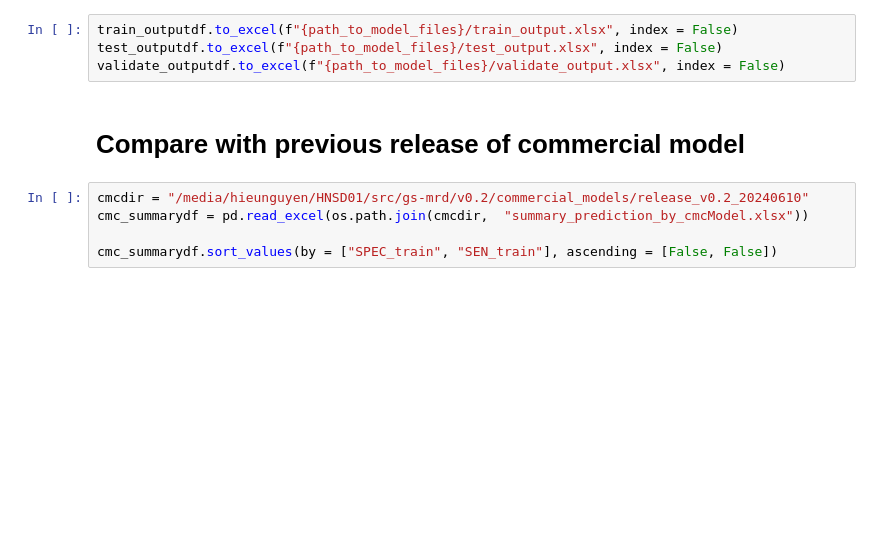
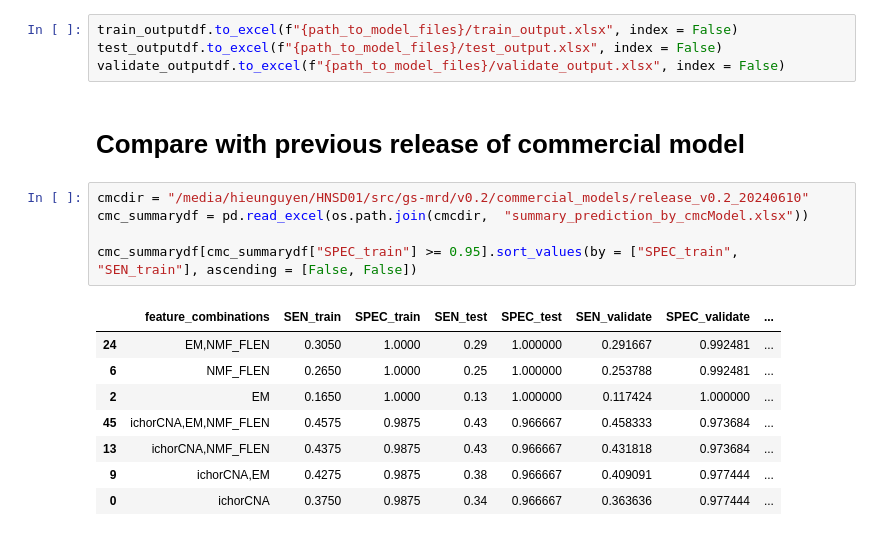
Before and after one commit to hieunguyen4193/gs-mrd, a Jupyter notebook: v0.2/01_generate_baseModels.ipynb, the cells around one changed output. Cells and saved outputs as stored; diff of their text form; blank space fills up the shorter version.

```diff
--- a/v0.2/01_generate_baseModels.ipynb
+++ b/v0.2/01_generate_baseModels.ipynb
@@ -522,5 +625,14 @@ validate_outputdf.to_excel(f"{path_to_model_files}/validate_output.xlsx", index
 # %%
 cmcdir = "/media/hieunguyen/HNSD01/src/gs-mrd/v0.2/commercial_models/release_v0.2_20240610"
 cmc_summarydf = pd.read_excel(os.path.join(cmcdir,  "summary_prediction_by_cmcModel.xlsx"))
 
-cmc_summarydf.sort_values(by = ["SPEC_train", "SEN_train"], ascending = [False, False])
+cmc_summarydf[cmc_summarydf["SPEC_train"] >= 0.95].sort_values(by = ["SPEC_train", "SEN_train"], ascending = [False, False])
+# %% [output]
+|  | feature_combinations | SEN_train | SPEC_train | SEN_test | SPEC_test | SEN_validate | SPEC_validate | ... |
+| 24 | EM,NMF_FLEN | 0.3050 | 1.0000 | 0.29 | 1.000000 | 0.291667 | 0.992481 | ... |
+| 6 | NMF_FLEN | 0.2650 | 1.0000 | 0.25 | 1.000000 | 0.253788 | 0.992481 | ... |
+| 2 | EM | 0.1650 | 1.0000 | 0.13 | 1.000000 | 0.117424 | 1.000000 | ... |
+| 45 | ichorCNA,EM,NMF_FLEN | 0.4575 | 0.9875 | 0.43 | 0.966667 | 0.458333 | 0.973684 | ... |
+| 13 | ichorCNA,NMF_FLEN | 0.4375 | 0.9875 | 0.43 | 0.966667 | 0.431818 | 0.973684 | ... |
+| 9 | ichorCNA,EM | 0.4275 | 0.9875 | 0.38 | 0.966667 | 0.409091 | 0.977444 | ... |
+| 0 | ichorCNA | 0.3750 | 0.9875 | 0.34 | 0.966667 | 0.363636 | 0.977444 | ... |
```
Also changed, not shown: parts of 17 cells of this notebook, 30 other files.
